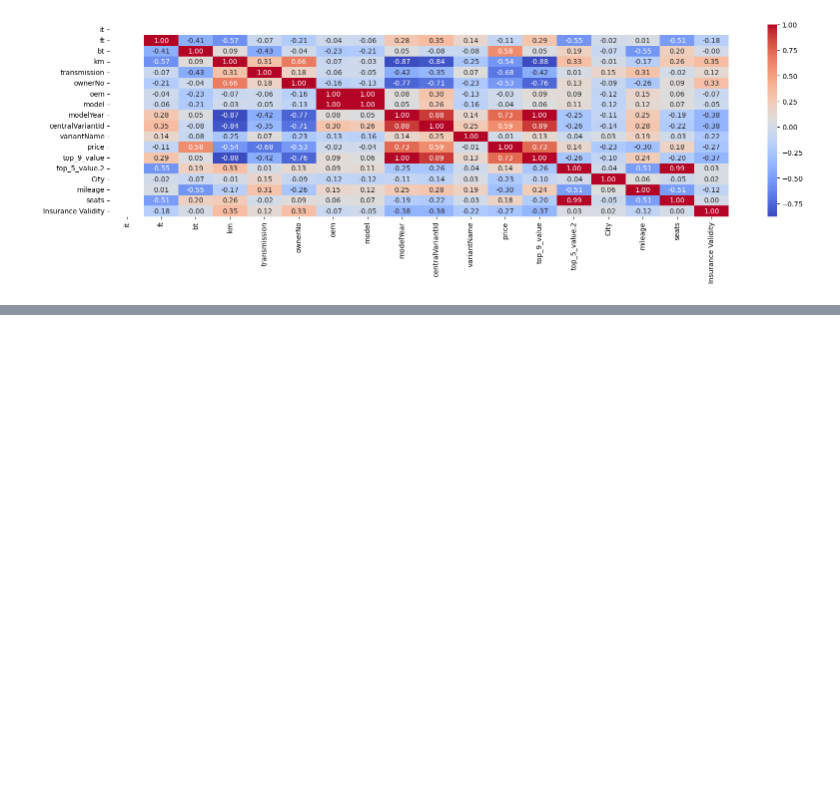
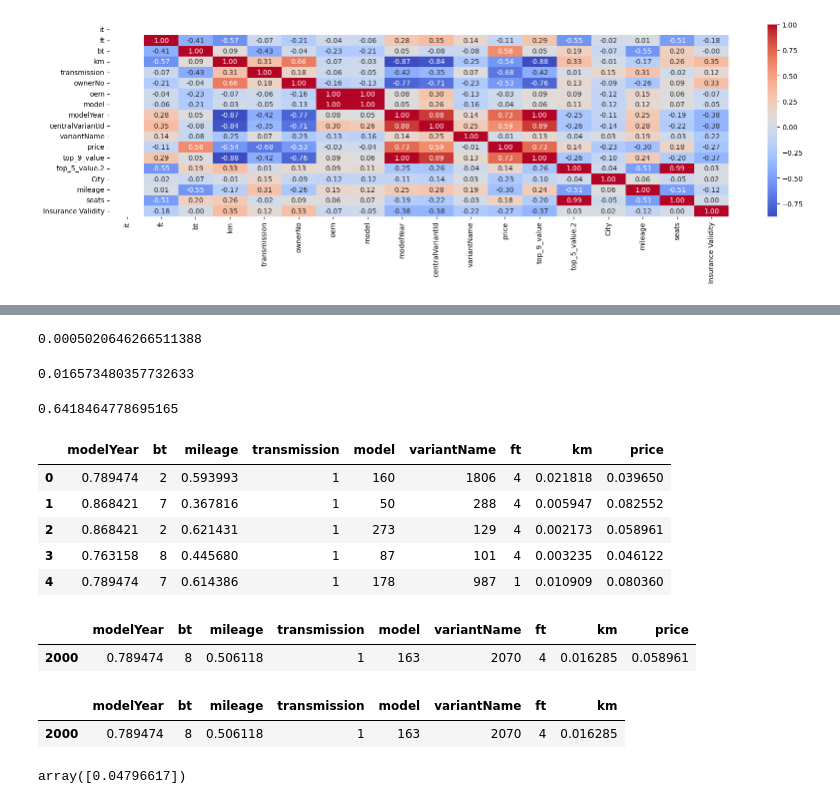
Before and after one commit to Karthick-source/Car-Dheko---Used-Car-Price-Prediction, a Jupyter notebook: car_price_prediction.ipynb, the cells around one changed output, grey strips where cells are left out. Saved outputs shown, nothing was run; the diff lists cells and outputs as text; code cells hidden in the pictures; blank space fills up the shorter version.

Commit message:
linear regression model

```diff
--- a/car_price_prediction.ipynb
+++ b/car_price_prediction.ipynb
@@ -1219,0 +1287,2 @@ plt.show()
+# %%
+model_data=pd.concat([var,tar],axis=1)
@@ -1219,0 +1347,12 @@ plt.show()
+# %%
+mean_squared_error(train_lab,predict_train)
+# %% [output]
+0.0005020646266511388
+# %%
+mean_absolute_error(train_lab,predict_train)
+# %% [output]
+0.016573480357732633
+# %%
+r2_score(train_lab,predict_train)
+# %% [output]
+0.6418464778695165
@@ -1219,0 +1361,23 @@ plt.show()
+# %%
+model_data.head()
+# %% [output]
+|  | modelYear | bt | mileage | transmission | model | variantName | ft | km | price |
+| 0 | 0.789474 | 2 | 0.593993 | 1 | 160 | 1806 | 4 | 0.021818 | 0.039650 |
+| 1 | 0.868421 | 7 | 0.367816 | 1 | 50 | 288 | 4 | 0.005947 | 0.082552 |
+| 2 | 0.868421 | 2 | 0.621431 | 1 | 273 | 129 | 4 | 0.002173 | 0.058961 |
+| 3 | 0.763158 | 8 | 0.445680 | 1 | 87 | 101 | 4 | 0.003235 | 0.046122 |
+| 4 | 0.789474 | 7 | 0.614386 | 1 | 178 | 987 | 1 | 0.010909 | 0.080360 |
+# %%
+model_data.iloc[[2000]]
+# %% [output]
+|  | modelYear | bt | mileage | transmission | model | variantName | ft | km | price |
+| 2000 | 0.789474 | 8 | 0.506118 | 1 | 163 | 2070 | 4 | 0.016285 | 0.058961 |
+# %%
+model_data.iloc[[2000]].drop("price",axis=1)
+# %% [output]
+|  | modelYear | bt | mileage | transmission | model | variantName | ft | km |
+| 2000 | 0.789474 | 8 | 0.506118 | 1 | 163 | 2070 | 4 | 0.016285 |
+# %%
+model.predict(model_data.loc[[1034]].drop("price",axis=1))
+# %% [output]
+array([0.04796617])
```
Also changed, not shown: parts of 31 cells of this notebook, 1 other file.
